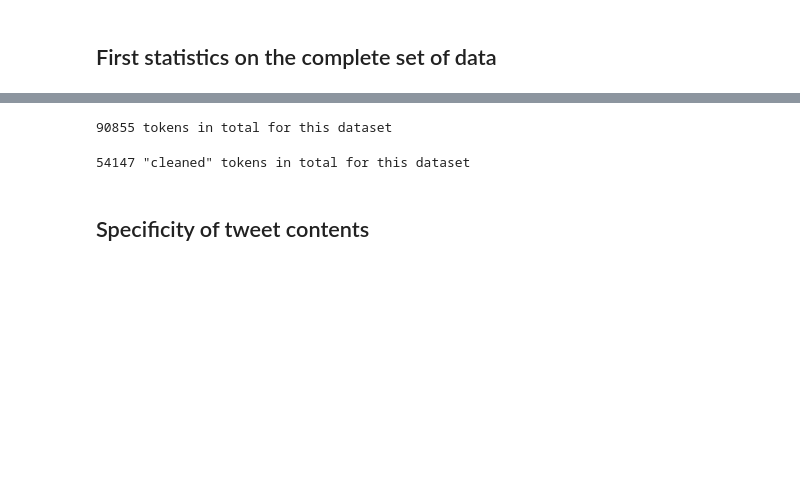
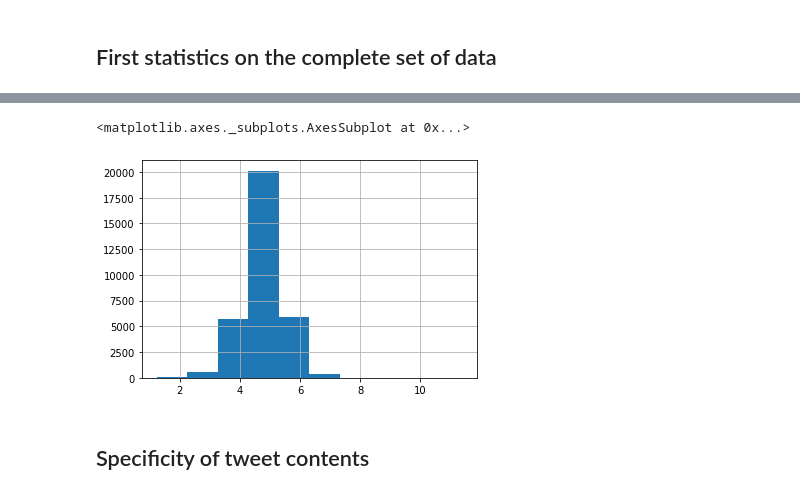
Before and after one commit to mthsansu/MLNLP, a Jupyter notebook: Code/Descriptive_statistics.ipynb, the cells around one changed output, grey strips where cells are left out. Saved outputs shown, nothing was run; the diff lists cells and outputs as text; code cells hidden in the pictures; blank space fills up the shorter version.

```diff
--- a/Code/Descriptive_statistics.ipynb
+++ b/Code/Descriptive_statistics.ipynb
@@ -261,14 +205,5 @@ print('%s cleaned "words" in total for this dataset' % (len(set(list_words_2))))
-# %%
-# List of tokens
-list_tokens_1 = df.text.apply(lambda x: TweetTokenizer().tokenize(x)).array
-list_tokens_1 = [x for X in list_tokens_1 for x in X]
-print('%s tokens in total for this dataset' % (len(set(list_tokens_1))))
-# %% [output]
-90855 tokens in total for this dataset
-# %%
-# List of tokens
-list_tokens_2 = df.text_clean.apply(lambda x: TweetTokenizer().tokenize(x)).array
-list_tokens_2 = [x for X in list_tokens_2 for x in X]
-print('%s "cleaned" tokens in total for this dataset' % (len(set(list_tokens_2))))
-# %% [output]
-54147 "cleaned" tokens in total for this dataset
+# %%
+# Storing the average word length for each tweet
+df["chr_len_words"] = df['text_clean'].str.split(' |-').\
+   apply(lambda x : [len(i) for i in x]). \
+   map(lambda x: np.mean(x))
@@ -275,3 +217,9 @@ print('%s "cleaned" tokens in total for this dataset' % (len(set(list_tokens_2))
+# %%
+# Distribution of tweets according to average words length
+df.chr_len_words.hist()
+# %% [output]
+<matplotlib.axes._subplots.AxesSubplot at 0x...>
+[figure, added]
 # %% [markdown]
 ## Specificity of tweet contents
 # %%
```
Also changed, not shown: parts of 37 cells of this notebook.
